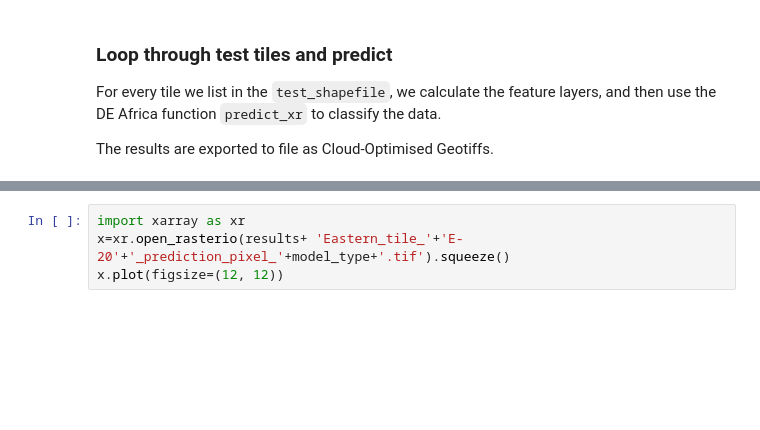
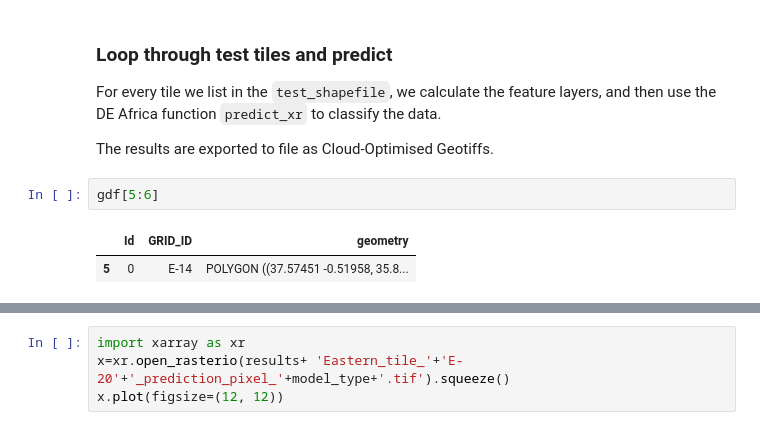
Before and after one commit to fivejjs/deafrica-sandbox-notebooks, a Jupyter notebook: crop_mask/eastern_cropmask/4_Predict.ipynb, the cells around one changed output, grey strips where cells are left out. Cells and saved outputs as stored; diff of their text form; blank space fills up the shorter version.

```diff
--- a/crop_mask/eastern_cropmask/4_Predict.ipynb
+++ b/crop_mask/eastern_cropmask/4_Predict.ipynb
@@ -130,6 +124,11 @@ dask_chunks={'x':2000,'y':2000,'time':1}
 For every tile we list in the `test_shapefile`, we calculate the feature layers, and then use the DE Africa function `predict_xr` to classify the data.
 
 The results are exported to file as Cloud-Optimised Geotiffs.
+# %%
+gdf[5:6]
+# %% [output]
+|  | Id | GRID_ID | geometry |
+| 5 | 0 | E-14 | POLYGON ((37.57451 -0.51958, 35.8... |
 # %%
 predictions = []
 
```
Also changed, not shown: parts of 5 cells of this notebook, 8 other files.
